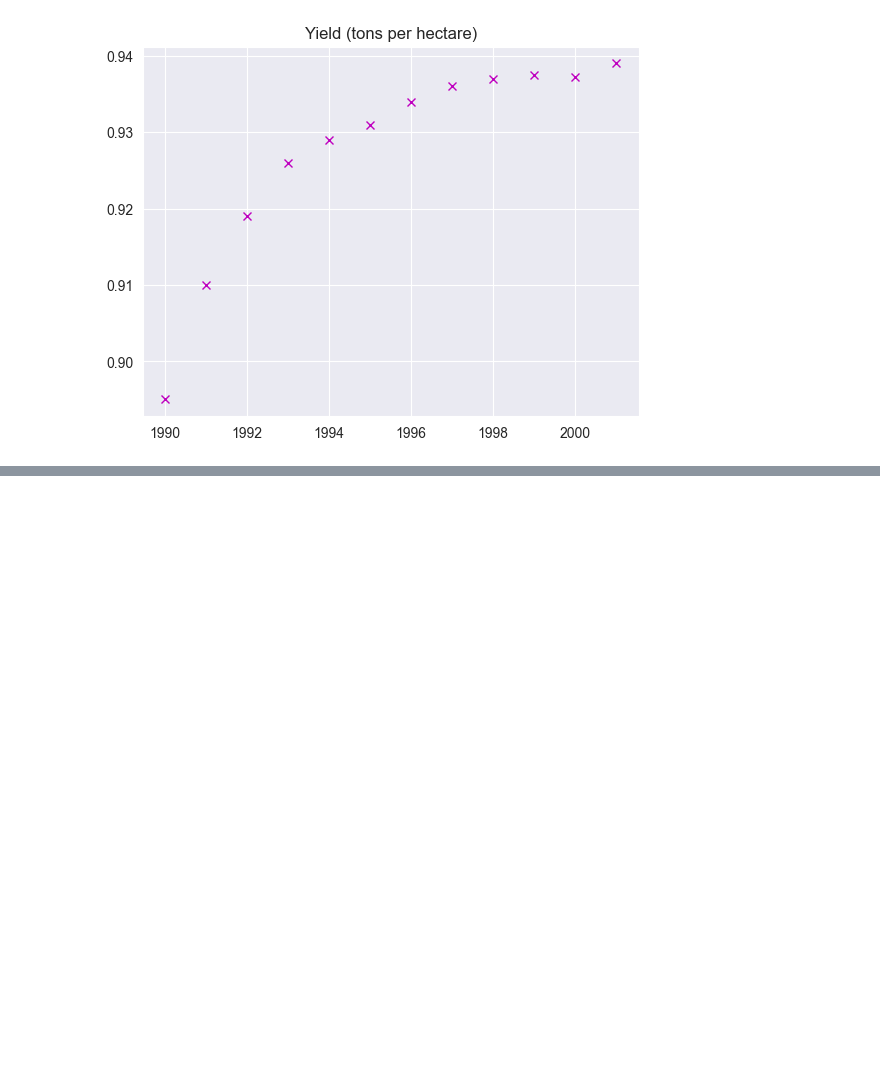
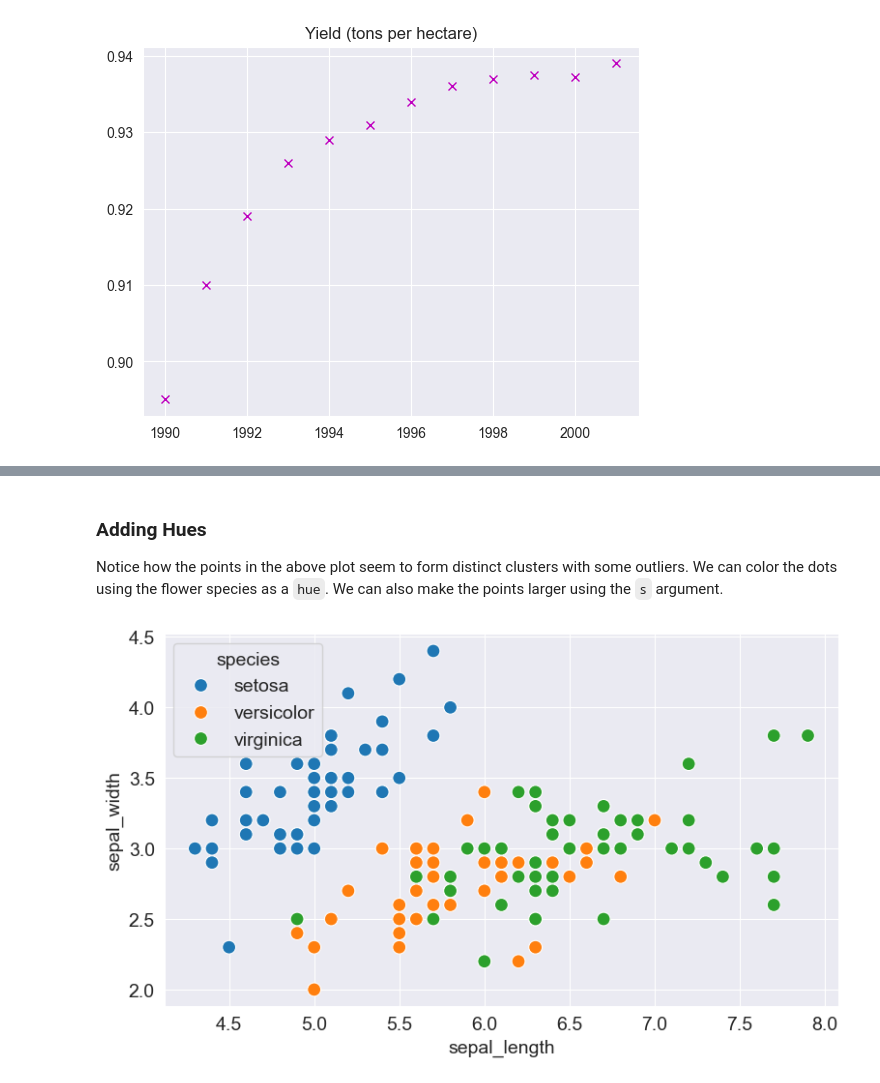
Before and after one commit to OjPreshuz/Matplotlib-Tutorial, a Jupyter notebook: matplotlib_tutorial.ipynb, the cells around one changed output, grey strips where cells are left out. Cells and saved outputs as stored; diff of their text form; code cells hidden in the pictures; blank space fills up the shorter version.

```diff
--- a/matplotlib_tutorial.ipynb
+++ b/matplotlib_tutorial.ipynb
@@ -191,0 +233,8 @@ matplotlib.rcParams['figure.facecolor'] = '#00000000'
+# %% [markdown]
+### Adding Hues
+
+Notice how the points in the above plot seem to form distinct clusters with some outliers. We can color the dots using the flower species as a `hue`. We can also make the points larger using the `s` argument.
+# %%
+sns.scatterplot(x = flowers_df.sepal_length, y = flowers_df.sepal_width, hue = flowers_df.species, s= 100);
+# %% [output]
+[figure, added]
```
Also changed, not shown: parts of 10 cells of this notebook.
